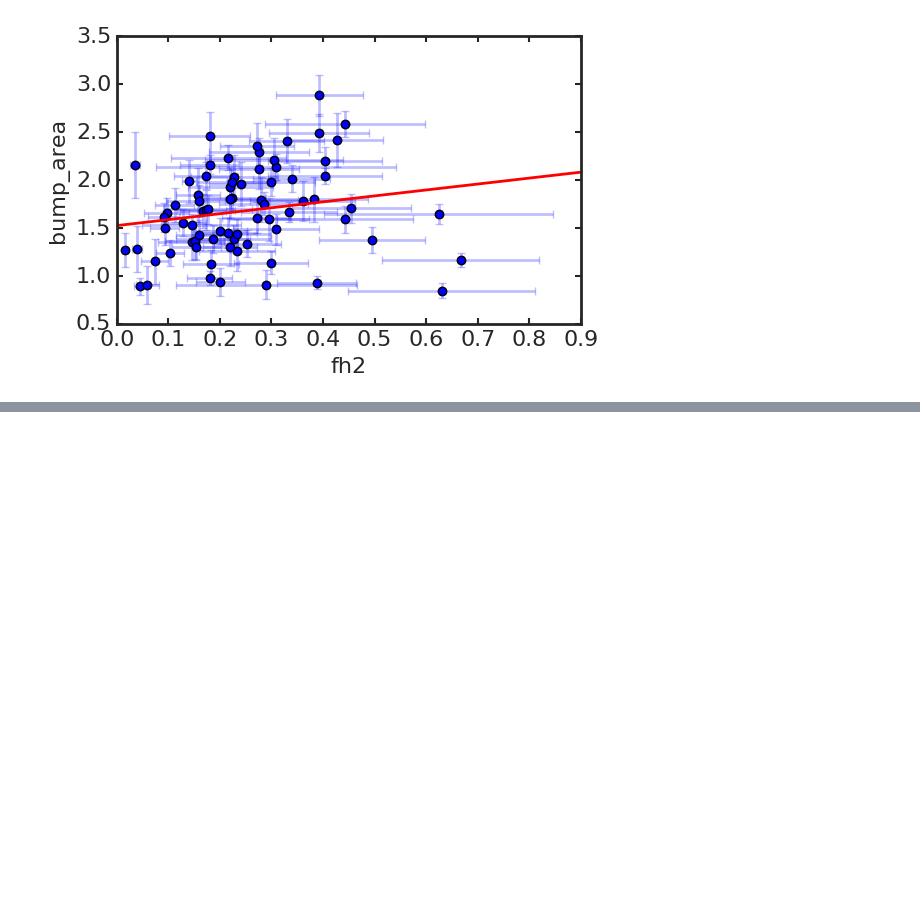
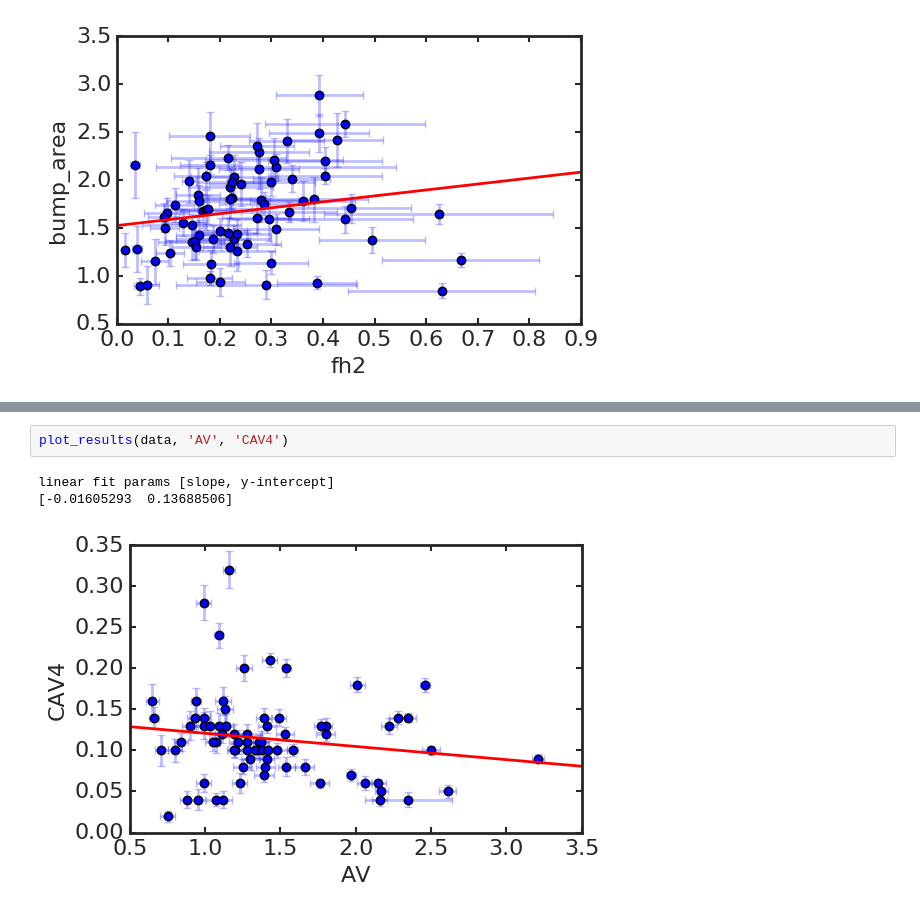
Before and after one commit to karllark/dust_fuse_h2, a Jupyter notebook: interesting_plots_fm90.ipynb, the cells around one changed output, grey strips where cells are left out. Cells and saved outputs as stored; diff of their text form; blank space fills up the shorter version.

```diff
--- a/interesting_plots_fm90.ipynb
+++ b/interesting_plots_fm90.ipynb
@@ -66,0 +73,6 @@ linear fit params [slope, y-intercept]
+# %%
+plot_results(data, 'AV', 'CAV4')
+# %% [output]
+linear fit params [slope, y-intercept]
+[-0.01605293  0.13688506]
+[figure, added]
```
Also changed, not shown: parts of 1 cell of this notebook.
